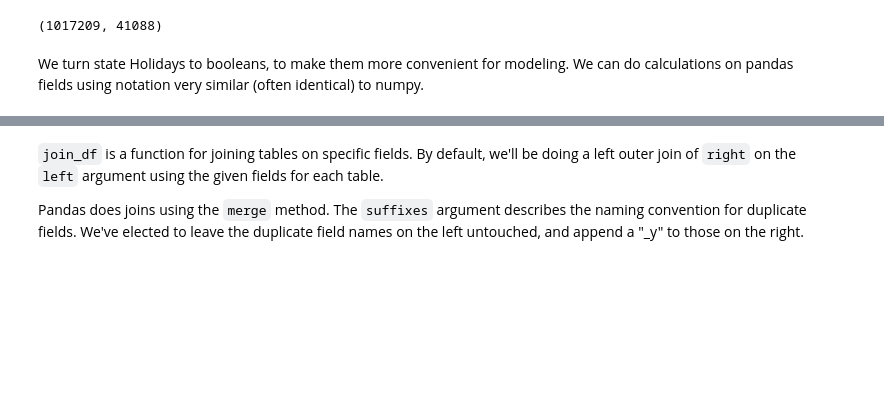
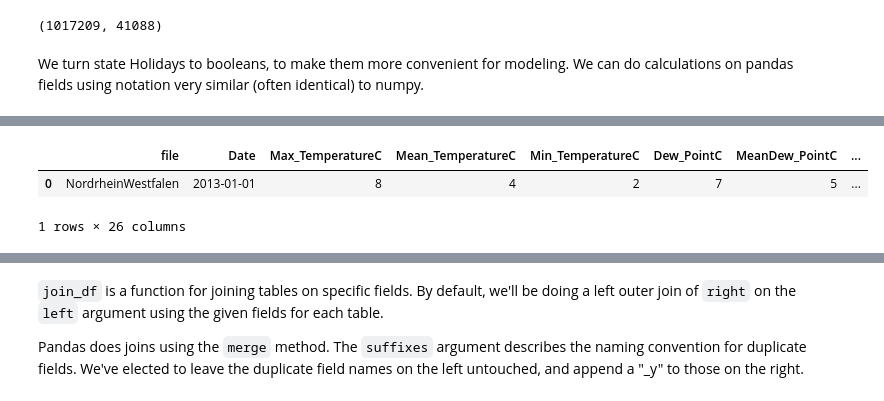
Before and after one commit to mengwangk/course-v3, a Jupyter notebook: nbs/dl1/rossman_data_clean.ipynb, the cells around one changed output, grey strips where cells are left out. Drawn from its saved outputs; the diff is of its cells as text; code cells hidden in the pictures; blank space fills up the shorter version.

```diff
--- a/nbs/dl1/rossman_data_clean.ipynb
+++ b/nbs/dl1/rossman_data_clean.ipynb
@@ -26,0 +42,6 @@ test.StateHoliday = test.StateHoliday!='0'
+# %%
+weather.head(1)
+# %% [output]
+|  | file | Date | Max_TemperatureC | Mean_TemperatureC | Min_TemperatureC | Dew_PointC | MeanDew_PointC | ... |
+| 0 | NordrheinWestfalen | 2013-01-01 | 8 | 4 | 2 | 7 | 5 | ... |
+1 rows × 26 columns
```
Also changed, not shown: parts of 7 cells of this notebook, 1 other file.
